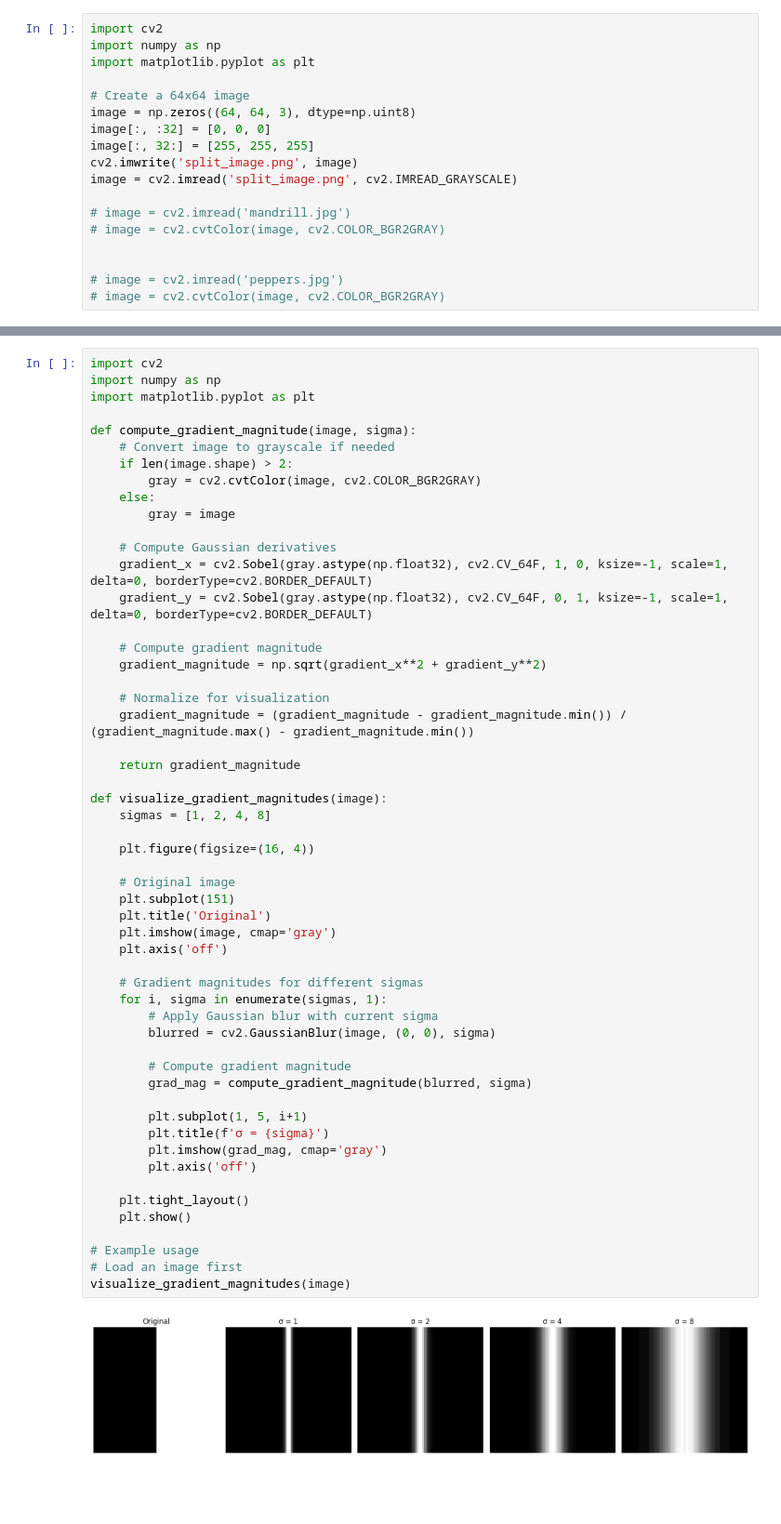
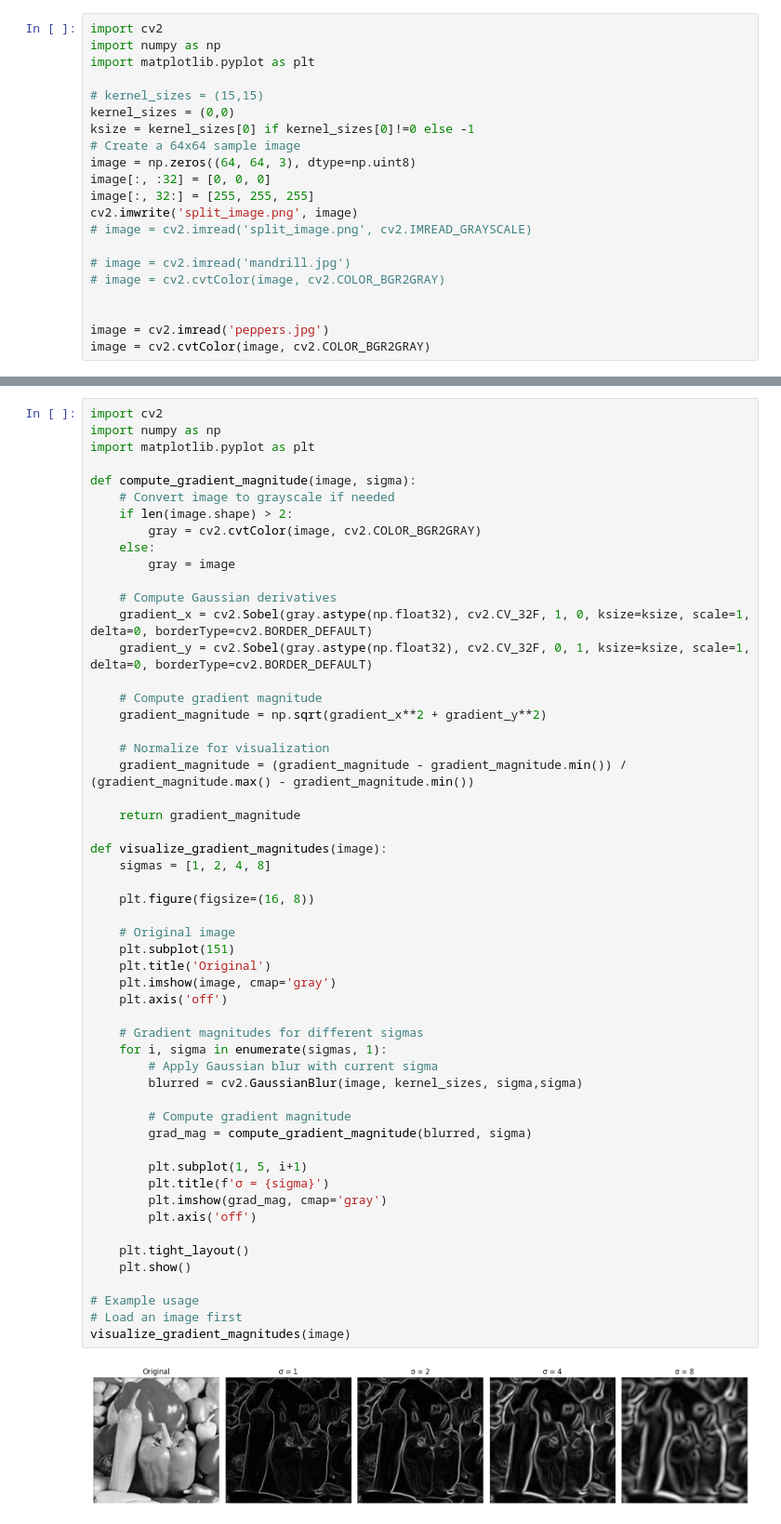
Before and after one commit to ducanhdt/VIP_course_assignment, a Jupyter notebook: main.ipynb, the cells around one changed output, grey strips where cells are left out. Shown at 93% size. Drawn from its saved outputs; the diff is of its cells as text; blank space fills up the shorter version.

```diff
--- a/main.ipynb
+++ b/main.ipynb
@@ -3,19 +3,22 @@ import cv2
 import numpy as np
 import matplotlib.pyplot as plt
 
-# Create a 64x64 image
+# kernel_sizes = (15,15)
+kernel_sizes = (0,0)
+ksize = kernel_sizes[0] if kernel_sizes[0]!=0 else -1
+# Create a 64x64 sample image
 image = np.zeros((64, 64, 3), dtype=np.uint8)
 image[:, :32] = [0, 0, 0]
 image[:, 32:] = [255, 255, 255]
 cv2.imwrite('split_image.png', image)
-image = cv2.imread('split_image.png', cv2.IMREAD_GRAYSCALE)
+# image = cv2.imread('split_image.png', cv2.IMREAD_GRAYSCALE)
 
 # image = cv2.imread('mandrill.jpg')
 # image = cv2.cvtColor(image, cv2.COLOR_BGR2GRAY)
 
 
-# image = cv2.imread('peppers.jpg')
-# image = cv2.cvtColor(image, cv2.COLOR_BGR2GRAY)
+image = cv2.imread('peppers.jpg')
+image = cv2.cvtColor(image, cv2.COLOR_BGR2GRAY)
 # %%
 import numpy as np
 import matplotlib.pyplot as plt
@@ -65,8 +78,8 @@ def compute_gradient_magnitude(image, sigma):
         gray = image
 
     # Compute Gaussian derivatives
-    gradient_x = cv2.Sobel(gray.astype(np.float32), cv2.CV_64F, 1, 0, ksize=-1, scale=1, delta=0, borderType=cv2.BORDER_DEFAULT)
-    gradient_y = cv2.Sobel(gray.astype(np.float32), cv2.CV_64F, 0, 1, ksize=-1, scale=1, delta=0, borderType=cv2.BORDER_DEFAULT)
+    gradient_x = cv2.Sobel(gray.astype(np.float32), cv2.CV_32F, 1, 0, ksize=ksize, scale=1, delta=0, borderType=cv2.BORDER_DEFAULT)
+    gradient_y = cv2.Sobel(gray.astype(np.float32), cv2.CV_32F, 0, 1, ksize=ksize, scale=1, delta=0, borderType=cv2.BORDER_DEFAULT)
 
     # Compute gradient magnitude
     gradient_magnitude = np.sqrt(gradient_x**2 + gradient_y**2)
@@ -78,34 +91,34 @@ def compute_gradient_magnitude(image, sigma):
 
 def visualize_gradient_magnitudes(image):
     sigmas = [1, 2, 4, 8]
 
-    plt.figure(figsize=(16, 4))
+    plt.figure(figsize=(16, 8))
 
     # Original image
     plt.subplot(151)
     plt.title('Original')
     plt.imshow(image, cmap='gray')
     plt.axis('off')
 
     # Gradient magnitudes for different sigmas
     for i, sigma in enumerate(sigmas, 1):
         # Apply Gaussian blur with current sigma
-        blurred = cv2.GaussianBlur(image, (0, 0), sigma)
+        blurred = cv2.GaussianBlur(image, kernel_sizes, sigma,sigma)
 
         # Compute gradient magnitude
         grad_mag = compute_gradient_magnitude(blurred, sigma)
 
         plt.subplot(1, 5, i+1)
         plt.title(f'σ = {sigma}')
         plt.imshow(grad_mag, cmap='gray')
         plt.axis('off')
 
     plt.tight_layout()
     plt.show()
 
 # Example usage
 # Load an image first
 visualize_gradient_magnitudes(image)
 # %% [output]
-[figure, old version]
+[figure, new version]
 # %%
```
Also changed, not shown: parts of 9 cells of this notebook.
